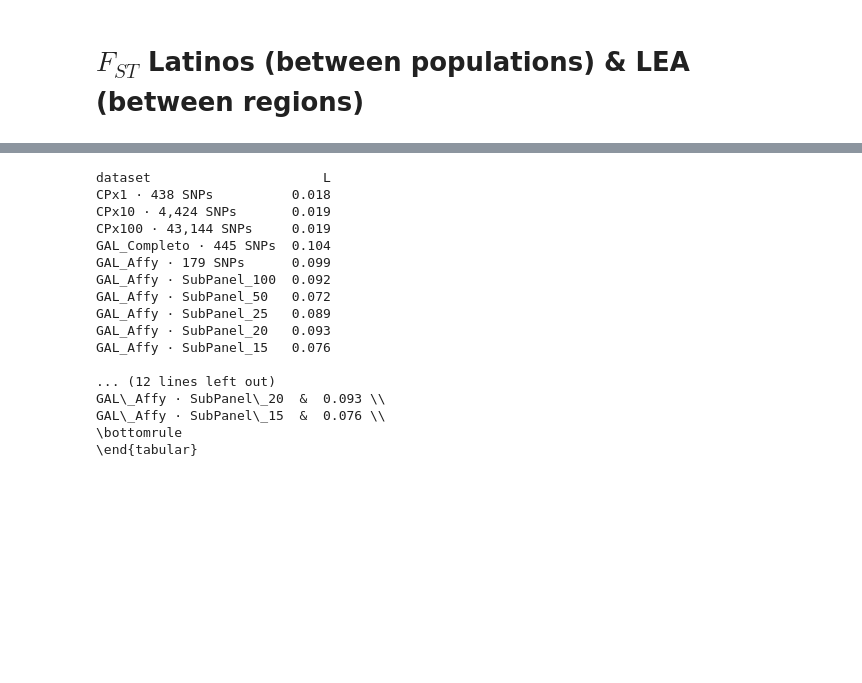
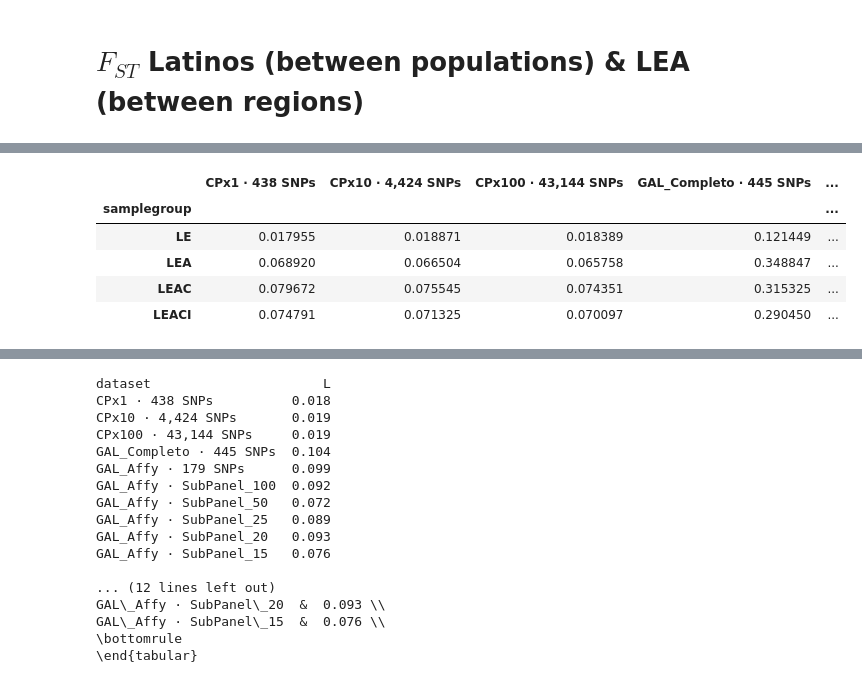
Before and after one commit to jmberros/ancestrator, a Jupyter notebook: tesina__Fst_recalc.ipynb, the cells around one changed output, grey strips where cells are left out. Drawn from its saved outputs; the diff is of its cells as text; code cells hidden in the pictures; blank space fills up the shorter version.

```diff
--- a/tesina__Fst_recalc.ipynb
+++ b/tesina__Fst_recalc.ipynb
@@ -53,6 +53,15 @@ mean_fst
 |  | LEA | 0.068920 | 0.066504 | 0.065758 | 0.348847 | ... |
 |  | LEAC | 0.079672 | 0.075545 | 0.074351 | 0.315325 | ... |
 |  | LEACI | 0.074791 | 0.071325 | 0.070097 | 0.290450 | ... |
+# %%
+mean_fst.loc['region']
+# %% [output]
+|  | CPx1 · 438 SNPs | CPx10 · 4,424 SNPs | CPx100 · 43,144 SNPs | GAL_Completo · 445 SNPs | ... |
+| samplegroup |  |  |  |  | ... |
+| LE | 0.017955 | 0.018871 | 0.018389 | 0.121449 | ... |
+| LEA | 0.068920 | 0.066504 | 0.065758 | 0.348847 | ... |
+| LEAC | 0.079672 | 0.075545 | 0.074351 | 0.315325 | ... |
+| LEACI | 0.074791 | 0.071325 | 0.070097 | 0.290450 | ... |
 # %%
 import numpy as np
 from os.path import expanduser, join
```
Also changed, not shown: parts of 2 cells of this notebook, 3 other files.
